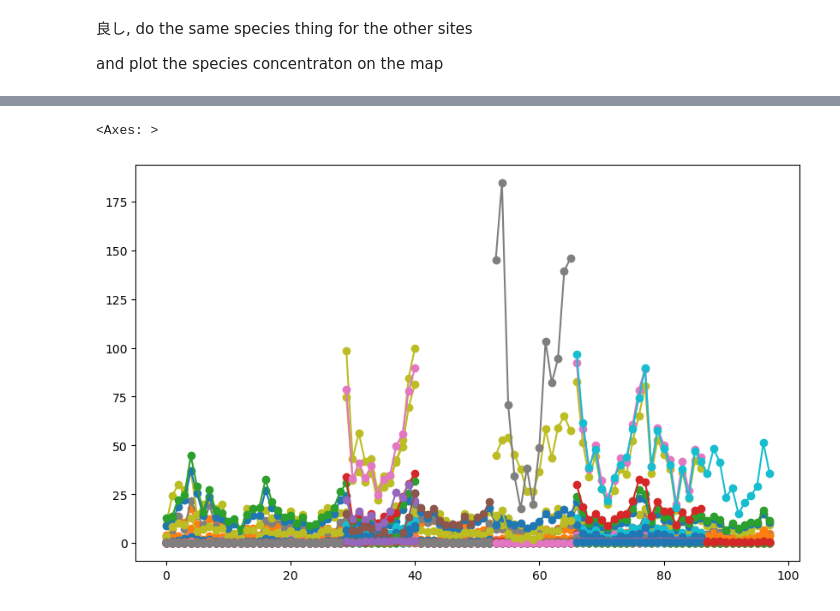
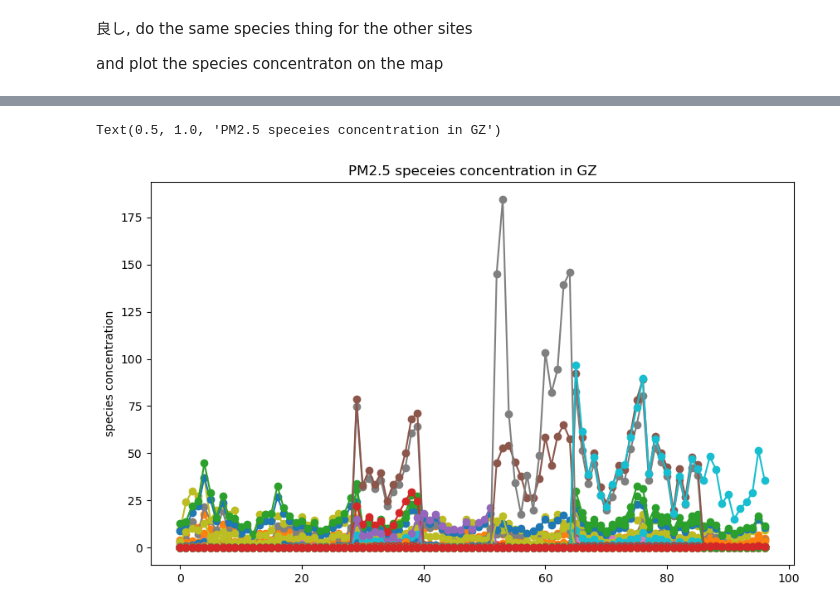
Before and after one commit to h-duan/PM, a Jupyter notebook: PM07-17.ipynb, the cells around one changed output, grey strips where cells are left out. Saved outputs shown, nothing was run; the diff lists cells and outputs as text; code cells hidden in the pictures.

```diff
--- a/PM07-17.ipynb
+++ b/PM07-17.ipynb
@@ -1625,11 +1614,11 @@ traceGZ12 = GZ12.drop
 
 ##### 真是@&#%……&*（！）#¥（&……%……@&*（）#¥@@#*&%#…………@R！%……&
 # %%
-for i in range(len(NS)):
-    #print(i)
-    df = NS[i].drop(columns=['TC_TOT'])
-    sum = pd.DataFrame([NS[i][1:].sum()],columns=NS[i].columns,index=['sum'])
-    row = df[2:][2:].sum(axis=1)
+# for i in range(len(NS)):
+#     #print(i)
+#     df = NS[i].drop(columns=['TC_TOT'])
+#     sum = pd.DataFrame([NS[i][1:].sum()],columns=NS[i].columns,index=['sum'])
+#     row = df[2:][2:].sum(axis=1)
 # %%
 NS[1]
 # %%
@@ -1688,9 +1688,9 @@ PM = []
 PM.append(GZ[0]['Teflon Mass'][1:])
 PM.append(GZ[1]['Teflon Mass'][1:])
 PM.append(GZ[2]['Teflon Mass'][1:])
-PM.append(GZ[3]['T Mass'][1:])
+PM.append(GZ[3]['Teflon Mass'][1:])
 PM.append(GZ[4]['Teflon Mass'][1:])
-PM.append(GZ[5]['T Mass'][1:])
+PM.append(GZ[5]['Teflon Mass'][1:])
 PM.append(GZ[6]['PM2.5'][1:])
 PM.append(GZ[7]['PM2.5'][1:])
 PM.append(GZ[8]['PM2.5'][1:])
@@ -1957,7 +1961,7 @@ GZ[-1] = GZ[-1].drop('GZ Conc in ug/m3 (2017)', axis =1)
 
 # UNDO COMMENT for the below code if ran from start
 
-#GZ[0] = GZ[0].drop([0,1])
+GZ[0] = GZ[0].drop([0,1])
 # %%
 ## Monthly average for Guangzhou station for all the data available
 
@@ -1983,3 +1990,18 @@ gr_ave.shape[0]
 # %%
-monthlyGZ
+monthlyGZ = pd.DataFrame()
+form = []
+for j in range(7,15):
+    f = '{:02}'.format(j)
+    form.append(f)
+    #print(form)
+
+for i in range(len(GZ)):
+    for k in range(12):
+        format = '{:02}'.format(k+1)
+        #print(format)
+        group = GZ[i][GZ[i].iloc[:,0].str.startswith('GZ'+str(form[i])+str(format))]
+        ave = group.iloc[:,1:].mean()
+        monthlyGZ = monthlyGZ._append(ave, ignore_index = True)
+
+monthlyGZ.index = date[6:90]
 # %% [output]
@@ -2016,8 +2134,10 @@ monthlyGZ.drop('PM2.5',axis=1)
 # %%
 monthlyGZ.iloc[:,1:].plot(kind='line',marker='o',legend=False,figsize=(10,6))
+plt.ylabel('species concentration')
+plt.title('PM2.5 speceies concentration in GZ')
 # %% [output]
-<Axes: >
+Text(0.5, 1.0, 'PM2.5 speceies concentration in GZ')
-[figure, old version]
+[figure, new version]
 # %%
 monthlyGZ_plot = monthlyGZ.iloc[:, 1:].applymap(lambda x: x if not np.isnan(x) else None)
 
```
Also changed, not shown: parts of 104 cells of this notebook.
